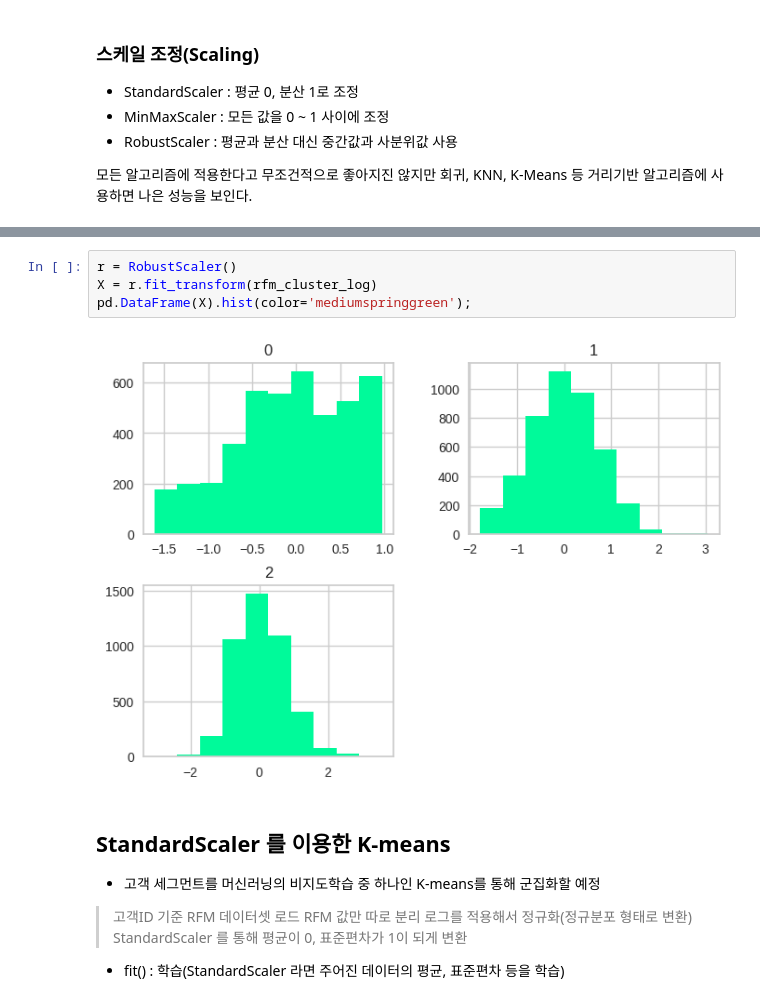
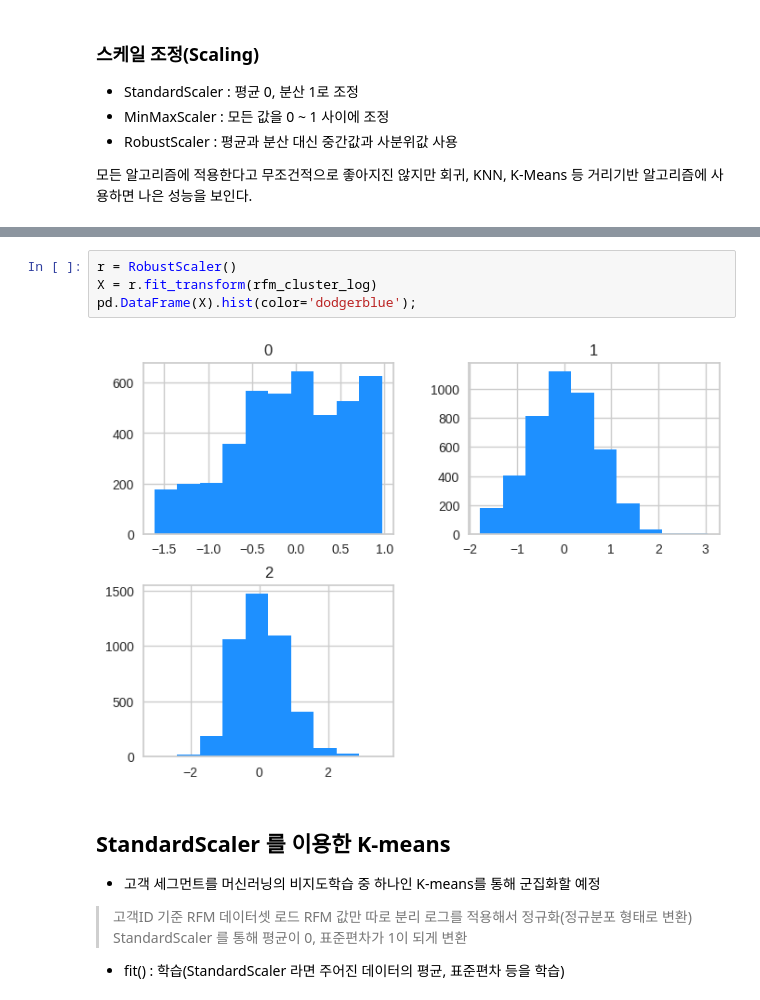
Before and after one commit to JINDOT/Data_Analysis_, a Jupyter notebook: Online_Retail_Clustering.ipynb, the cells around one changed output, grey strips where cells are left out. Drawn from its saved outputs; the diff is of its cells as text.

```diff
--- a/Online_Retail_Clustering.ipynb
+++ b/Online_Retail_Clustering.ipynb
@@ -142,9 +140,9 @@ pd.DataFrame(X).hist(color='mediumspringgreen');
 # %%
 r = RobustScaler()
 X = r.fit_transform(rfm_cluster_log)
-pd.DataFrame(X).hist(color='mediumspringgreen');
+pd.DataFrame(X).hist(color='dodgerblue');
 # %% [output]
-[figure, old version]
+[figure, new version]
 # %% [markdown]
 ## StandardScaler 를 이용한 K-means
 * 고객 세그먼트를 머신러닝의 비지도학습 중 하나인 K-means를 통해 군집화할 예정
```
Also changed, not shown: parts of 9 cells of this notebook.
